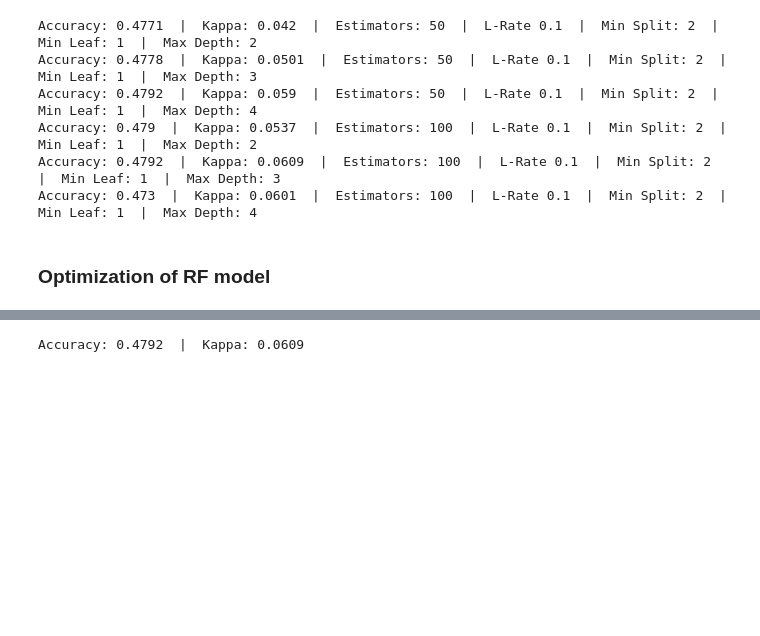
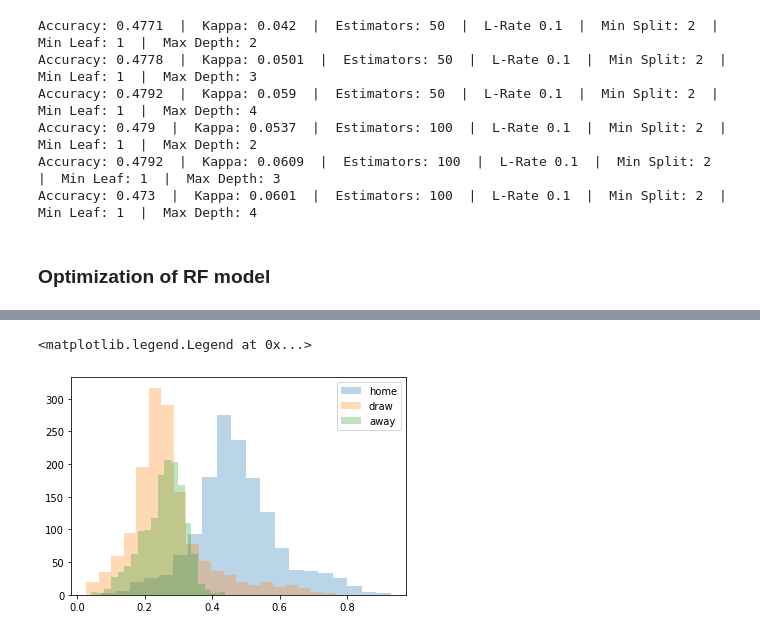
Before and after one commit to alberthr/UBIQUM_1X2_Python, a Jupyter notebook: notebooks/08_first_models.ipynb, the cells around one changed output, grey strips where cells are left out. Cells and saved outputs as stored; diff of their text form; code cells hidden in the pictures; blank space fills up the shorter version.

```diff
--- a/notebooks/08_first_models.ipynb
+++ b/notebooks/08_first_models.ipynb
@@ -164,22 +199,0 @@ Accuracy: 0.4838  |  Kappa: 0.0569  |  Estimators: 250  |  Max Depth: 12  |  Min
-# %%
-from sklearn.metrics import make_scorer, accuracy_score
-from sklearn.model_selection import GridSearchCV
-
-# Choose the type of classifier.
-clf = GradientBoostingClassifier(random_state=88)
-
-# Choose some parameter combinations to try
-parameters = {}
-
-# Type of scoring used to compare parameter combinations
-acc_scorer = make_scorer(accuracy_score)
-
-# Run the grid search
-grid_obj = GridSearchCV(clf, parameters, cv = 5, verbose = 1,scoring=acc_scorer)
-grid_obj = grid_obj.fit(X_train, y_train)
-
-# Set the clf to the best combination of parameters
-clf = grid_obj.best_estimator_
-
-# Fit the best algorithm to the data.
-clf.fit(X_train, y_train)
@@ -200,5 +200,12 @@ GradientBoostingClassifier(criterion='friedman_mse', init=None,
-# %%
-predsrf = clf.predict(X_test)
-print('Accuracy:', round(accuracy_score(y_test, predsrf),4), " | ", "Kappa:", round(cohen_kappa_score(y_test, predsrf),4))
-# %% [output]
-Accuracy: 0.4792  |  Kappa: 0.0609
+# %%
+import matplotlib.pyplot as plt
+h = clf.predict_proba(X_test)[:,0]
+d = clf.predict_proba(X_test)[:,1]
+a = clf.predict_proba(X_test)[:,2]
+plt.hist(h, bins = 20, alpha = 0.3, label='home')
+plt.hist(d, bins = 20, alpha = 0.3, label='draw')
+plt.hist(a, bins = 20, alpha = 0.3, label='away')
+plt.legend()
+# %% [output]
+<matplotlib.legend.Legend at 0x...>
+[figure, added]
```
Also changed, not shown: parts of 13 cells of this notebook.
